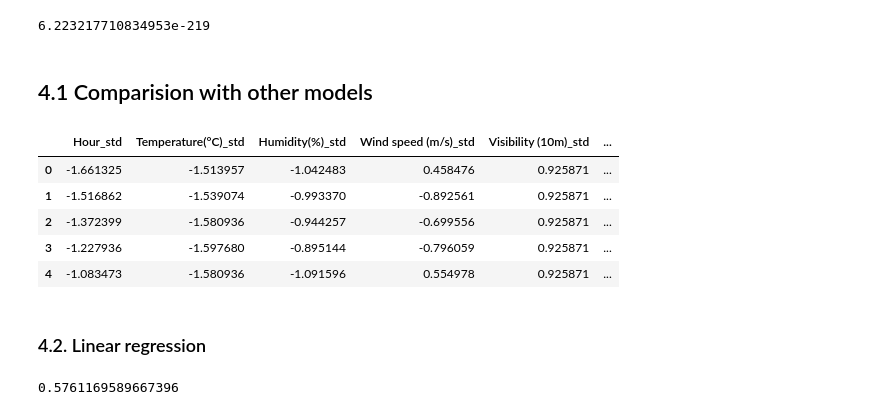
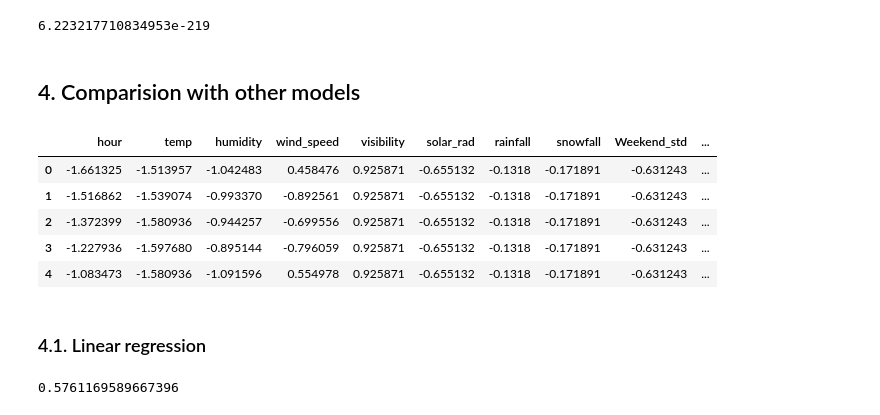
Before and after one commit to dinuthomas/aiml_bikes, a Jupyter notebook: bikeDemand.ipynb, the cells around one changed output. Saved outputs shown, nothing was run; the diff lists cells and outputs as text; code cells hidden in the pictures.

```diff
--- a/bikeDemand.ipynb
+++ b/bikeDemand.ipynb
@@ -1813,23 +1813,23 @@ JBpv
 # %% [output]
 6.223217710834953e-219
 # %% [markdown]
-## 4.1 Comparision with other models
+## 4. Comparision with other models
 # %%
 bikeData_feats_e37_std
 col_name = bikeData_feats_e37_std.columns.values.tolist()
-nm_chng = {'Date': 'date', 'Rented Bike Count': 'bike_count', 'Hour': 'hour','Temperature(°C)': 'temp',
-           'Humidity(%)': 'humidity','Wind speed (m/s)': 'wind_speed','Visibility (10m)': 'visibility',
-           'Dew point temperature(°C)': 'dp_temp','Solar Radiation (MJ/m2)': 'solar_rad','Rainfall(mm)': 'rainfall',
-           'Snowfall (cm)': 'snowfall', 'Seasons': 'seasons','_No Holiday': 'holiday','FunctionDay': 'func_day'}
+nm_chng = {'Date': 'date', 'Rented Bike Count': 'bike_count', 'Hour_std': 'hour','Temperature(°C)_std': 'temp',
+           'Humidity(%)_std': 'humidity','Wind speed (m/s)_std': 'wind_speed','Visibility (10m)_std': 'visibility',
+           'Dew point temperature(°C)': 'dp_temp','Solar Radiation (MJ/m2)_std': 'solar_rad','Rainfall(mm)_std': 'rainfall',
+           'Snowfall (cm)_std': 'snowfall', 'Seasons': 'seasons','_No Holiday_std': 'holiday','FunctionDay_std': 'func_day'}
 bikeData = bikeData_feats_e37_std.rename(columns = nm_chng)
 bikeData.head()
 # %% [output]
-|  | Hour_std | Temperature(°C)_std | Humidity(%)_std | Wind speed (m/s)_std | Visibility (10m)_std | ... |
-| 0 | -1.661325 | -1.513957 | -1.042483 | 0.458476 | 0.925871 | ... |
-| 1 | -1.516862 | -1.539074 | -0.993370 | -0.892561 | 0.925871 | ... |
-| 2 | -1.372399 | -1.580936 | -0.944257 | -0.699556 | 0.925871 | ... |
-| 3 | -1.227936 | -1.597680 | -0.895144 | -0.796059 | 0.925871 | ... |
-| 4 | -1.083473 | -1.580936 | -1.091596 | 0.554978 | 0.925871 | ... |
+|  | hour | temp | humidity | wind_speed | visibility | solar_rad | rainfall | snowfall | Weekend_std | ... |
+| 0 | -1.661325 | -1.513957 | -1.042483 | 0.458476 | 0.925871 | -0.655132 | -0.1318 | -0.171891 | -0.631243 | ... |
+| 1 | -1.516862 | -1.539074 | -0.993370 | -0.892561 | 0.925871 | -0.655132 | -0.1318 | -0.171891 | -0.631243 | ... |
+| 2 | -1.372399 | -1.580936 | -0.944257 | -0.699556 | 0.925871 | -0.655132 | -0.1318 | -0.171891 | -0.631243 | ... |
+| 3 | -1.227936 | -1.597680 | -0.895144 | -0.796059 | 0.925871 | -0.655132 | -0.1318 | -0.171891 | -0.631243 | ... |
+| 4 | -1.083473 | -1.580936 | -1.091596 | 0.554978 | 0.925871 | -0.655132 | -0.1318 | -0.171891 | -0.631243 | ... |
 # %%
 # Splitting the dataset to Train and Test datasets with 'bike_count'
 y = bikeData['bike_count']
@@ -1840,7 +1840,7 @@ scaled = scaler.fit_transform(X)
 
 X_train, X_test, y_train, y_test = train_test_split(X, y, test_size = 0.3, random_state = 50)
 # %% [markdown]
-### 4.2. Linear regression
+### 4.1. Linear regression
 # %%
 # Building and fitting the Linear Regression model
 linearModel = LinearRegression()
```
Also changed, not shown: parts of 32 cells of this notebook.
